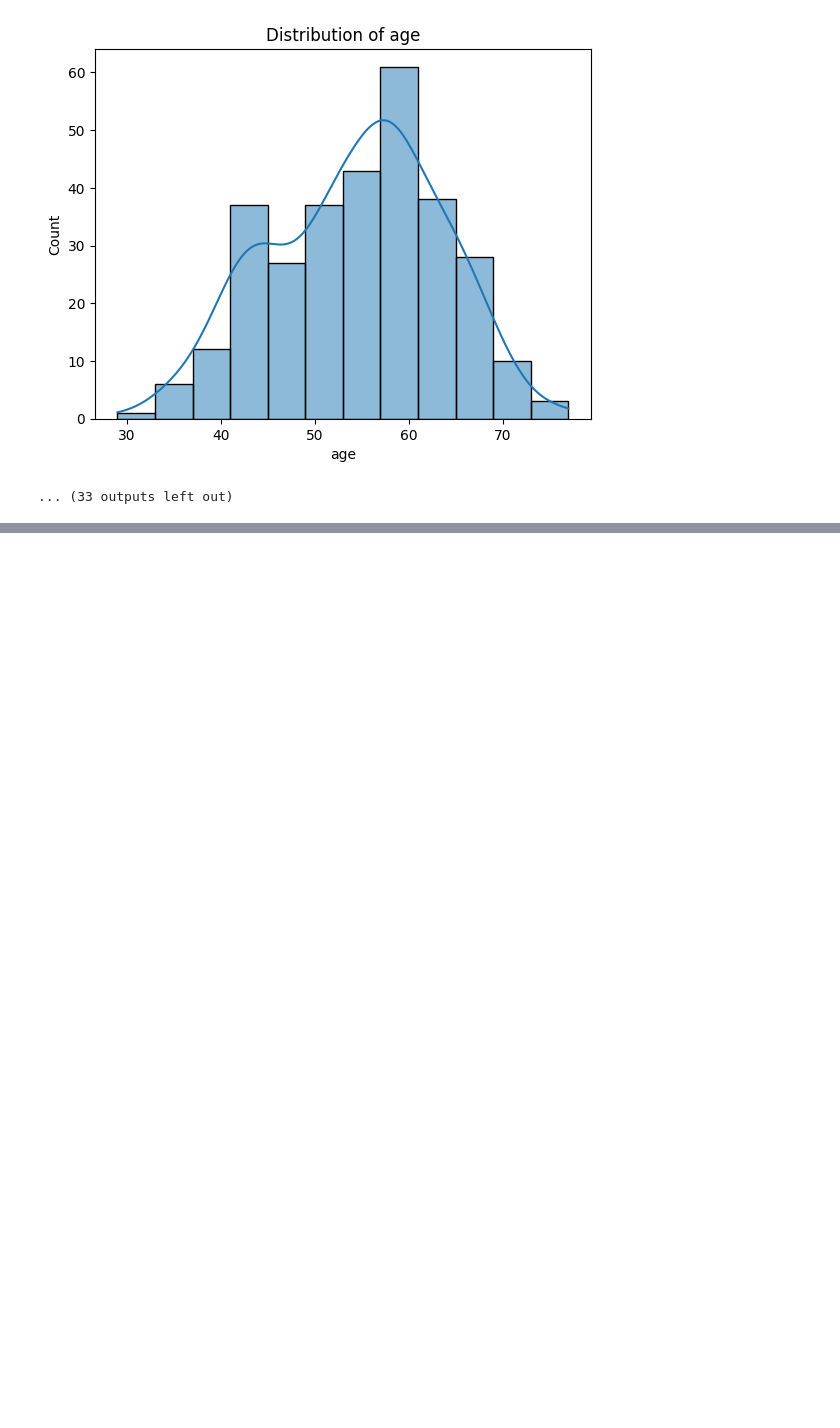
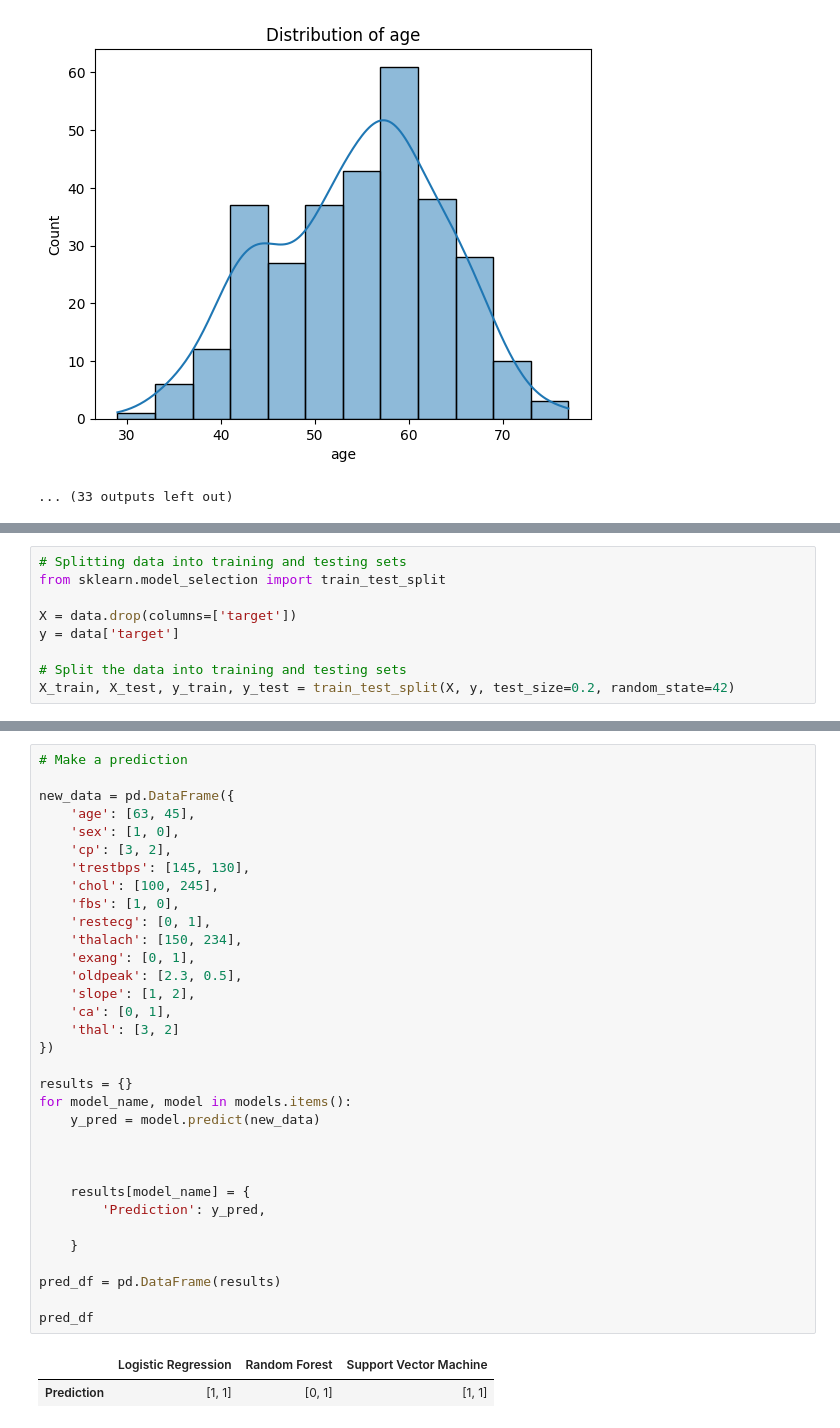
Before and after one commit to ndjek1/Ndjekornom-Victoire-2200705270, a Jupyter notebook: MORNING SESSION/data_cleaning copy.ipynb, the cells around one changed output, grey strips where cells are left out. Saved outputs shown, nothing was run; the diff lists cells and outputs as text; blank space fills up the shorter version.

```diff
--- a/MORNING SESSION/data_cleaning copy.ipynb
+++ b/MORNING SESSION/data_cleaning copy.ipynb
@@ -126,3 +153,12 @@ print(thalach)
 # %% [output]
 [figure]
 149.93793841245048
+# %%
+# Splitting data into training and testing sets
+from sklearn.model_selection import train_test_split
+
+X = data.drop(columns=['target'])
+y = data['target']
+
+# Split the data into training and testing sets
+X_train, X_test, y_train, y_test = train_test_split(X, y, test_size=0.2, random_state=42)
@@ -128,0 +207,36 @@ print(thalach)
+# %%
+# Make a prediction
+
+new_data = pd.DataFrame({
+    'age': [63, 45],
+    'sex': [1, 0],
+    'cp': [3, 2],
+    'trestbps': [145, 130],
+    'chol': [100, 245],
+    'fbs': [1, 0],
+    'restecg': [0, 1],
+    'thalach': [150, 234],
+    'exang': [0, 1],
+    'oldpeak': [2.3, 0.5],
+    'slope': [1, 2],
+    'ca': [0, 1],
+    'thal': [3, 2]
+})
+
+results = {}
+for model_name, model in models.items():
+    y_pred = model.predict(new_data)
+
+
+
+    results[model_name] = {
+        'Prediction': y_pred,
+
+    }
+
+pred_df = pd.DataFrame(results)
+
+pred_df
+# %% [output]
+|  | Logistic Regression | Random Forest | Support Vector Machine |
+| Prediction | [1, 1] | [0, 1] | [1, 1] |
```
Also changed, not shown: parts of 3 cells of this notebook.
